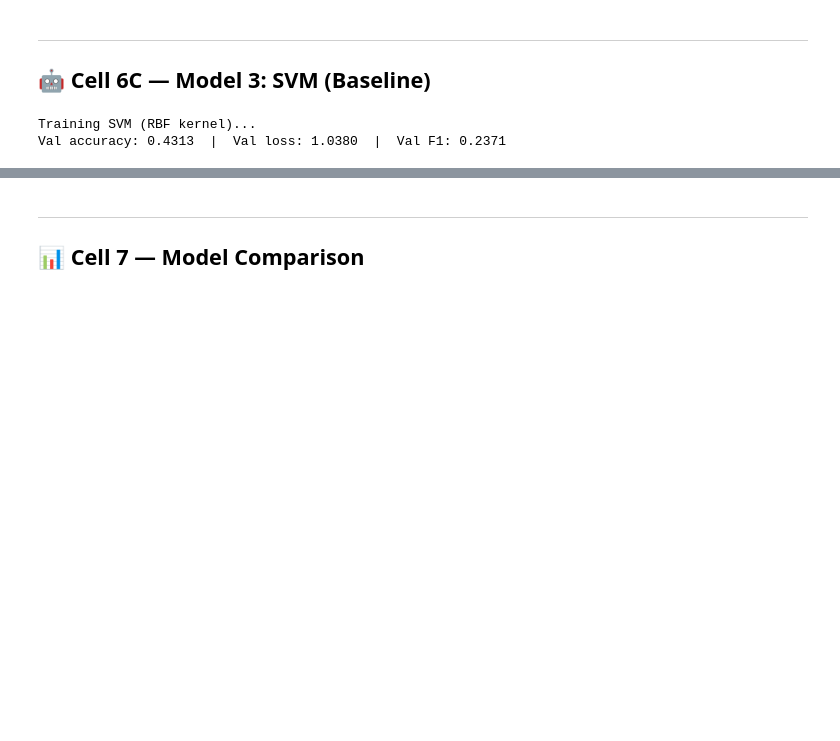
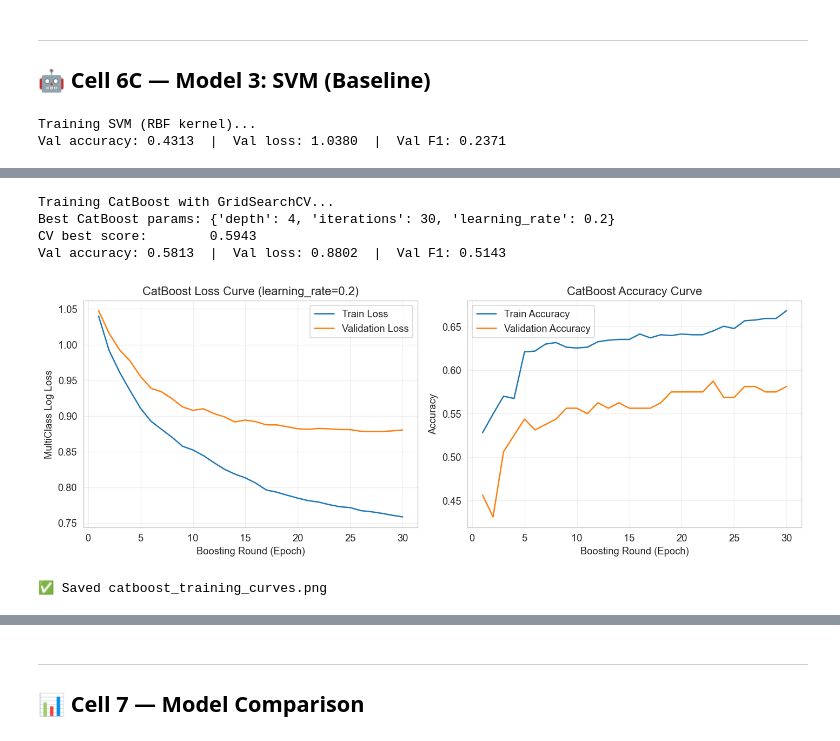
Before and after one commit to srinidhids15/Machine-Learning-Based-Lifecycle-Intelligence-System-for-Non-Biodegradable-Automotive-Materials, a Jupyter notebook: notebooks/ML_Lifecycle_Intelligence.ipynb, the cells around one changed output, grey strips where cells are left out. Drawn from its saved outputs; the diff is of its cells as text; code cells hidden in the pictures; blank space fills up the shorter version.

```diff
--- a/notebooks/ML_Lifecycle_Intelligence.ipynb
+++ b/notebooks/ML_Lifecycle_Intelligence.ipynb
@@ -605,0 +696,77 @@ Val accuracy: 0.4313  |  Val loss: 1.0380  |  Val F1: 0.2371
+# %%
+print('Training CatBoost with GridSearchCV...')
+cb_param_grid = {
+    'iterations': [30],
+    'learning_rate': [0.05, 0.1, 0.2],
+    'depth': [4, 6],
+}
+cb_grid = GridSearchCV(
+    CatBoostClassifier(loss_function='MultiClass', random_state=RANDOM_STATE, verbose=False),
+    cb_param_grid, cv=3, scoring='accuracy', n_jobs=-1, verbose=0
+)
+cb_grid.fit(X_train, y_train)
+best_cb_params = cb_grid.best_params_
+print(f'Best CatBoost params: {best_cb_params}')
+print(f'CV best score:        {cb_grid.best_score_:.4f}')
+
+best_cb = CatBoostClassifier(
+    iterations=best_cb_params['iterations'],
+    learning_rate=best_cb_params['learning_rate'],
+    depth=best_cb_params['depth'],
+    loss_function='MultiClass',
+    custom_metric=['Accuracy'],
+    random_state=RANDOM_STATE,
+    verbose=False,
+)
+best_cb.fit(
+    X_train, y_train,
+    eval_set=(X_val, y_val),
+    use_best_model=False,
+    verbose=False,
+)
+cb_evals = best_cb.get_evals_result()
+
+val_pred_cb  = best_cb.predict(X_val).ravel().astype(int)
+val_proba_cb = best_cb.predict_proba(X_val)
+cb_metrics = {
+    'best_params':   best_cb_params,
+    'val_accuracy':  accuracy_score(y_val, val_pred_cb),
+    'val_loss':      log_loss(y_val, val_proba_cb, labels=np.unique(y_all)),
+    'val_precision': precision_score(y_val, val_pred_cb, average='macro'),
+    'val_recall':    recall_score(y_val, val_pred_cb, average='macro'),
+    'val_f1':        f1_score(y_val, val_pred_cb, average='macro'),
+}
+print(f'Val accuracy: {cb_metrics["val_accuracy"]:.4f}  |  Val loss: {cb_metrics["val_loss"]:.4f}  |  Val F1: {cb_metrics["val_f1"]:.4f}')
+# %% [output]
+Training CatBoost with GridSearchCV...
+Best CatBoost params: {'depth': 4, 'iterations': 30, 'learning_rate': 0.2}
+CV best score:        0.5943
+Val accuracy: 0.5813  |  Val loss: 0.8802  |  Val F1: 0.5143
+# %%
+# CatBoost native per-iteration curve (real training log, not simulated)
+cb_train_loss = cb_evals['learn']['MultiClass']
+cb_val_loss   = cb_evals['validation']['MultiClass']
+cb_train_acc  = cb_evals['learn']['Accuracy']
+cb_val_acc    = cb_evals['validation']['Accuracy']
+cb_epochs_range = range(1, len(cb_train_loss) + 1)
+
+fig, axes = plt.subplots(1, 2, figsize=(12, 4.5))
+axes[0].plot(cb_epochs_range, cb_train_loss, label='Train Loss')
+axes[0].plot(cb_epochs_range, cb_val_loss, label='Validation Loss')
+axes[0].set_xlabel('Boosting Round (Epoch)'); axes[0].set_ylabel('MultiClass Log Loss')
+axes[0].set_title(f'CatBoost Loss Curve (learning_rate={best_cb_params["learning_rate"]})')
+axes[0].legend(); axes[0].grid(alpha=0.3)
+
+axes[1].plot(cb_epochs_range, cb_train_acc, label='Train Accuracy')
+axes[1].plot(cb_epochs_range, cb_val_acc, label='Validation Accuracy')
+axes[1].set_xlabel('Boosting Round (Epoch)'); axes[1].set_ylabel('Accuracy')
+axes[1].set_title('CatBoost Accuracy Curve')
+axes[1].legend(); axes[1].grid(alpha=0.3)
+
+plt.tight_layout()
+plt.savefig(os.path.join(RESULTS_DIR, 'catboost_training_curves.png'), dpi=150)
+plt.show()
+print('✅ Saved catboost_training_curves.png')
+# %% [output]
+[figure, added]
+✅ Saved catboost_training_curves.png
```
Also changed, not shown: parts of 34 cells of this notebook, 11 other files.
